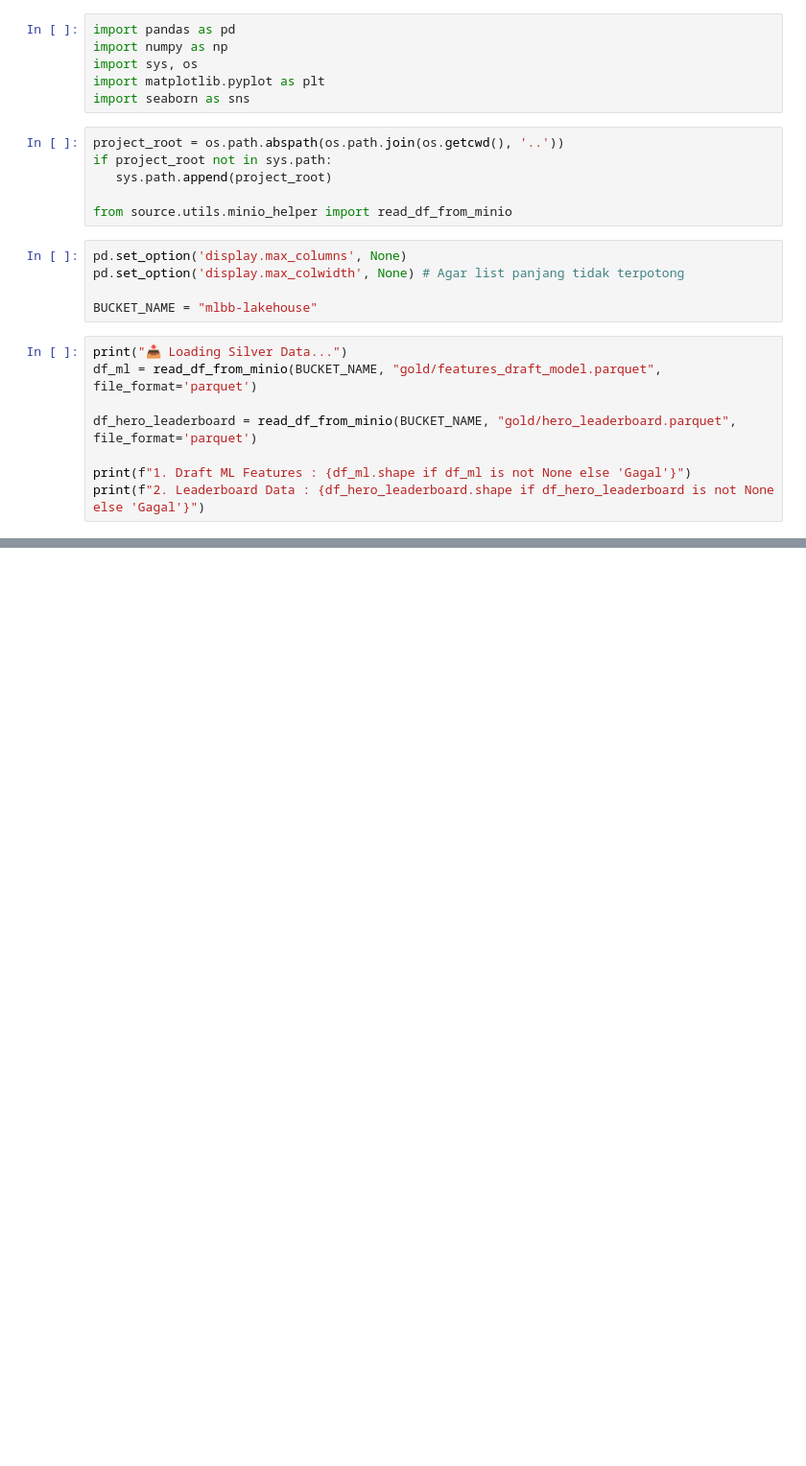
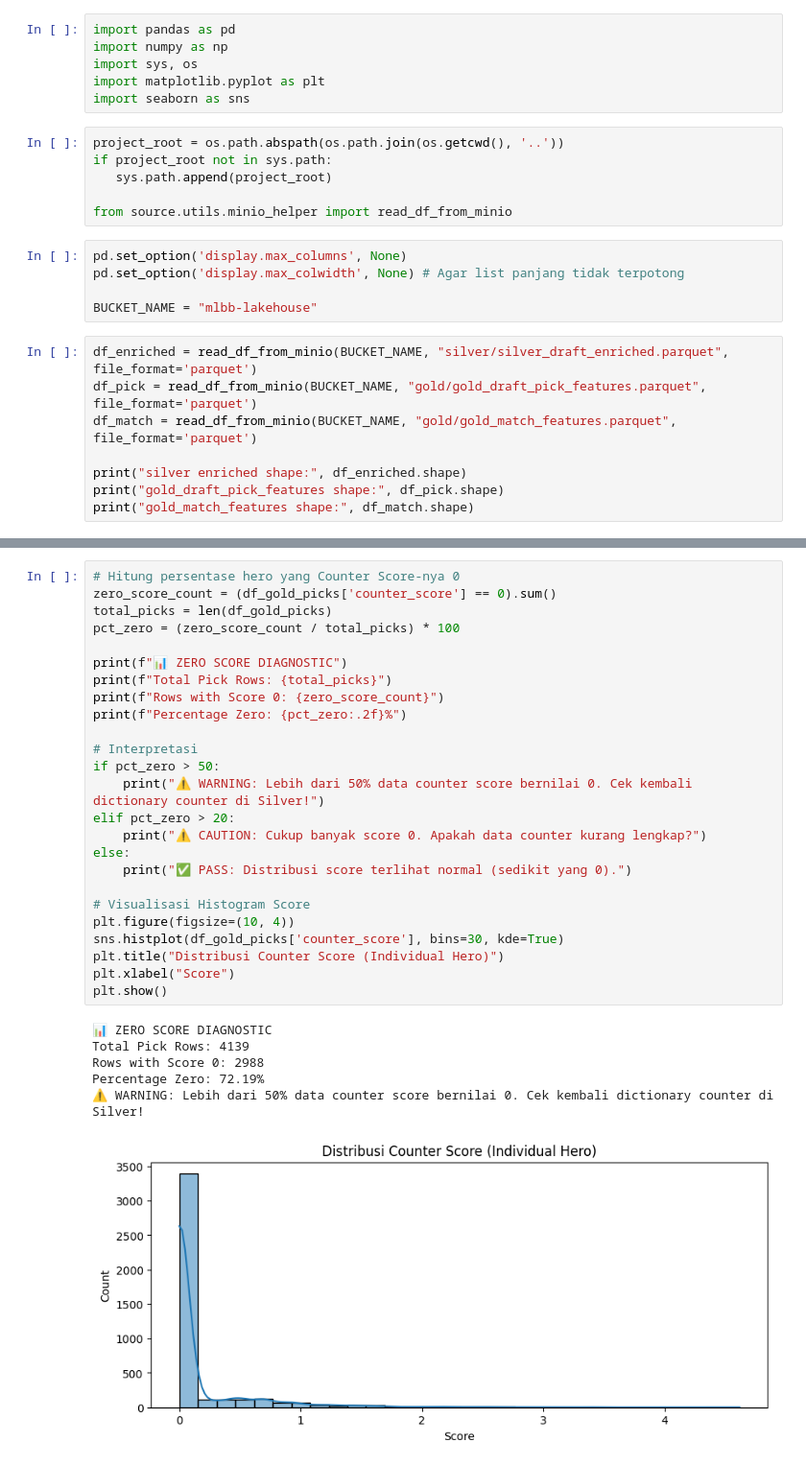
Before and after one commit to akhmadCh/mobile-legends-draft-assistant, a Jupyter notebook: notebooks/5_gold_validation.ipynb, the cells around one changed output, grey strips where cells are left out. Shown at 96% size. Cells and saved outputs as stored; diff of their text form; blank space fills up the shorter version.

Commit message:
feat: gold layer, tetapi belum selesai

```diff
--- a/notebooks/5_gold_validation.ipynb
+++ b/notebooks/5_gold_validation.ipynb
@@ -16,11 +16,11 @@ pd.set_option('display.max_colwidth', None) # Agar list panjang tidak terpotong
 
 BUCKET_NAME = "mlbb-lakehouse"
 # %%
-print("📥 Loading Silver Data...")
-df_ml = read_df_from_minio(BUCKET_NAME, "gold/features_draft_model.parquet", file_format='parquet')
+df_enriched = read_df_from_minio(BUCKET_NAME, "silver/silver_draft_enriched.parquet", file_format='parquet')
+df_pick = read_df_from_minio(BUCKET_NAME, "gold/gold_draft_pick_features.parquet", file_format='parquet')
+df_match = read_df_from_minio(BUCKET_NAME, "gold/gold_match_features.parquet", file_format='parquet')
 
-df_hero_leaderboard = read_df_from_minio(BUCKET_NAME, "gold/hero_leaderboard.parquet", file_format='parquet')
-
-print(f"1. Draft ML Features : {df_ml.shape if df_ml is not None else 'Gagal'}")
-print(f"2. Leaderboard Data : {df_hero_leaderboard.shape if df_hero_leaderboard is not None else 'Gagal'}")
+print("silver enriched shape:", df_enriched.shape)
+print("gold_draft_pick_features shape:", df_pick.shape)
+print("gold_match_features shape:", df_match.shape)
 # %% [output]
@@ -48,0 +122,32 @@ display(df_hero_leaderboard)
+# %%
+# Hitung persentase hero yang Counter Score-nya 0
+zero_score_count = (df_gold_picks['counter_score'] == 0).sum()
+total_picks = len(df_gold_picks)
+pct_zero = (zero_score_count / total_picks) * 100
+
+print(f"📊 ZERO SCORE DIAGNOSTIC")
+print(f"Total Pick Rows: {total_picks}")
+print(f"Rows with Score 0: {zero_score_count}")
+print(f"Percentage Zero: {pct_zero:.2f}%")
+
+# Interpretasi
+if pct_zero > 50:
+    print("⚠️ WARNING: Lebih dari 50% data counter score bernilai 0. Cek kembali dictionary counter di Silver!")
+elif pct_zero > 20:
+    print("⚠️ CAUTION: Cukup banyak score 0. Apakah data counter kurang lengkap?")
+else:
+    print("✅ PASS: Distribusi score terlihat normal (sedikit yang 0).")
+
+# Visualisasi Histogram Score
+plt.figure(figsize=(10, 4))
+sns.histplot(df_gold_picks['counter_score'], bins=30, kde=True)
+plt.title("Distribusi Counter Score (Individual Hero)")
+plt.xlabel("Score")
+plt.show()
+# %% [output]
+📊 ZERO SCORE DIAGNOSTIC
+Total Pick Rows: 4139
+Rows with Score 0: 2988
+Percentage Zero: 72.19%
+⚠️ WARNING: Lebih dari 50% data counter score bernilai 0. Cek kembali dictionary counter di Silver!
+[figure, added]
```
Also changed, not shown: parts of 6 cells of this notebook, 2 other files.
